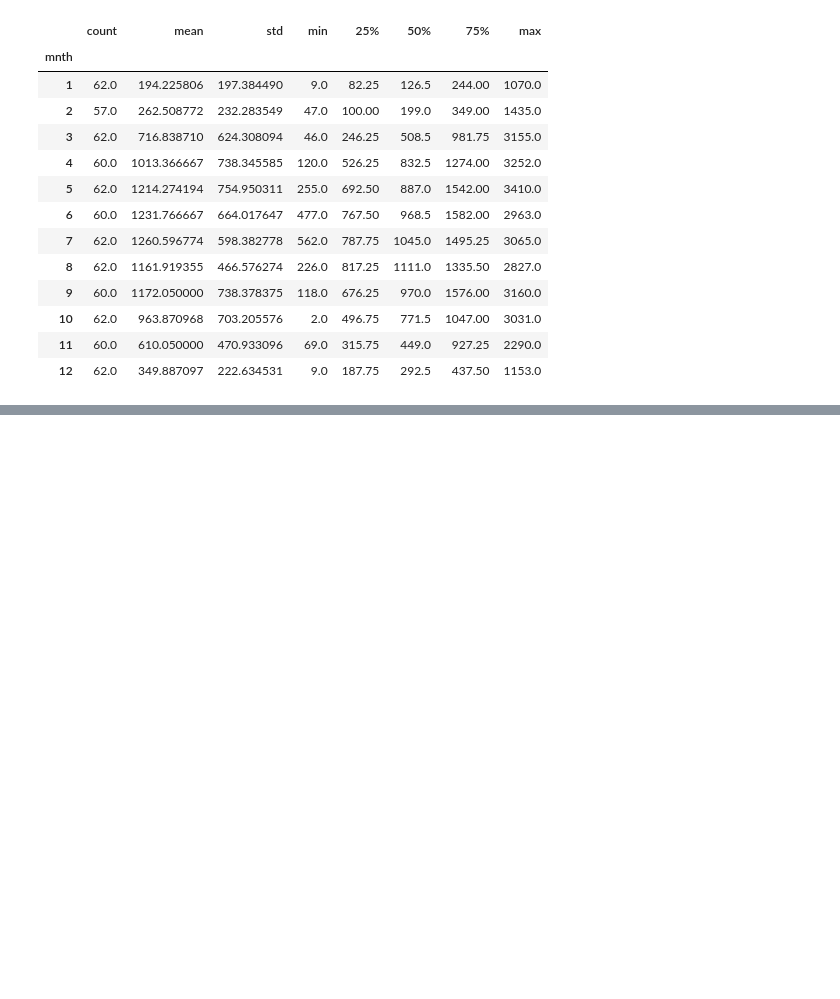
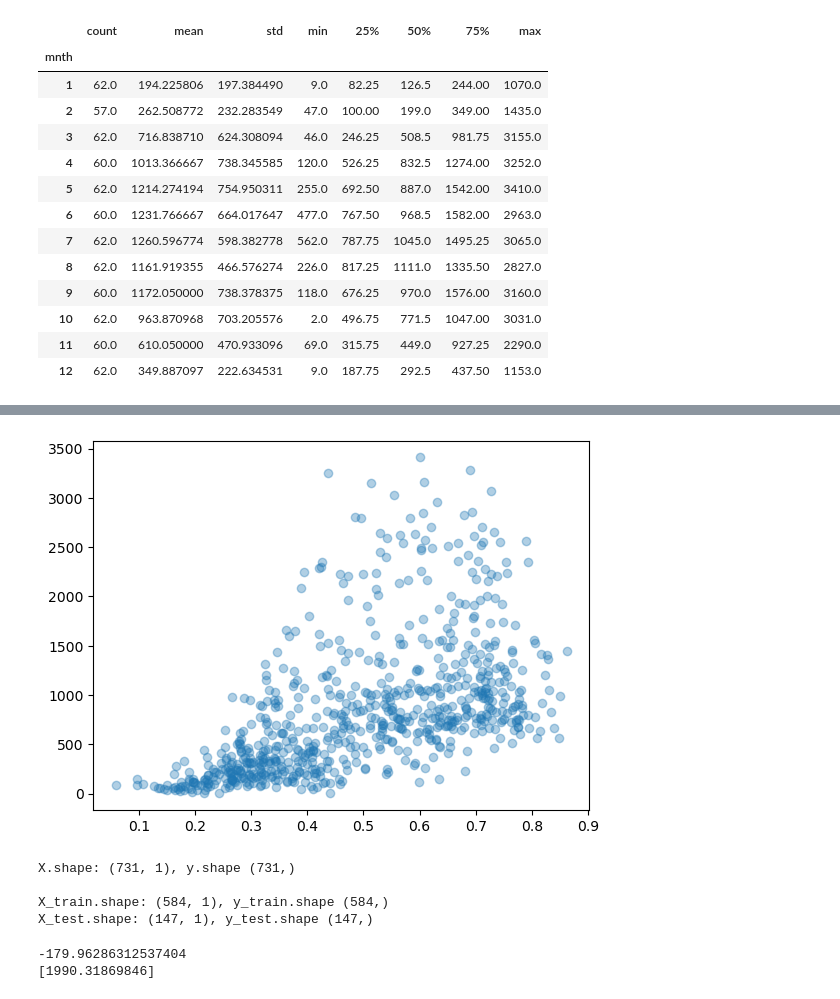
Before and after one commit to ania293/daily_bike_rental, a Jupyter notebook: daily_bike_share_EDA.ipynb, the cells around one changed output, grey strips where cells are left out. Saved outputs shown, nothing was run; the diff lists cells and outputs as text; code cells hidden in the pictures; blank space fills up the shorter version.

Commit message:
Adding models and metrics

```diff
--- a/daily_bike_share_EDA.ipynb
+++ b/daily_bike_share_EDA.ipynb
@@ -257,0 +283,7 @@ The final set of violin plots depicts the weather conditions in categorical feat
+# %%
+X = bike_data[['temp']].copy()
+y = bike_data[target].copy()
+print('X:')
+print(X.values[:3])
+print('\ny:')
+print(y.values[:3])
@@ -257,0 +298,26 @@ The final set of violin plots depicts the weather conditions in categorical feat
+# %%
+plt.scatter(X, y, alpha=0.35)
+plt.show()
+# %% [output]
+[figure, added]
+# %%
+from sklearn.model_selection import train_test_split
+X_train, X_test, y_train, y_test = train_test_split(X, y, test_size=0.2, shuffle=False)
+print(f'X.shape: {X.shape}, y.shape {y.shape}')
+print()
+print(f'X_train.shape: {X_train.shape}, y_train.shape {y_train.shape}')
+print(f'X_test.shape: {X_test.shape}, y_test.shape {y_test.shape}')
+# %% [output]
+X.shape: (731, 1), y.shape (731,)
+
+X_train.shape: (584, 1), y_train.shape (584,)
+X_test.shape: (147, 1), y_test.shape (147,)
+# %%
+from sklearn.linear_model import LinearRegression
+lr_model = LinearRegression() # inicjalizacja modelu
+lr_model.fit(X_train, y_train) # trenowanie modelu
+print(lr_model.intercept_)
+print(lr_model.coef_)
+# %% [output]
+-179.96286312537404
+[1990.31869846]
```
Also changed, not shown: parts of 28 cells of this notebook.
